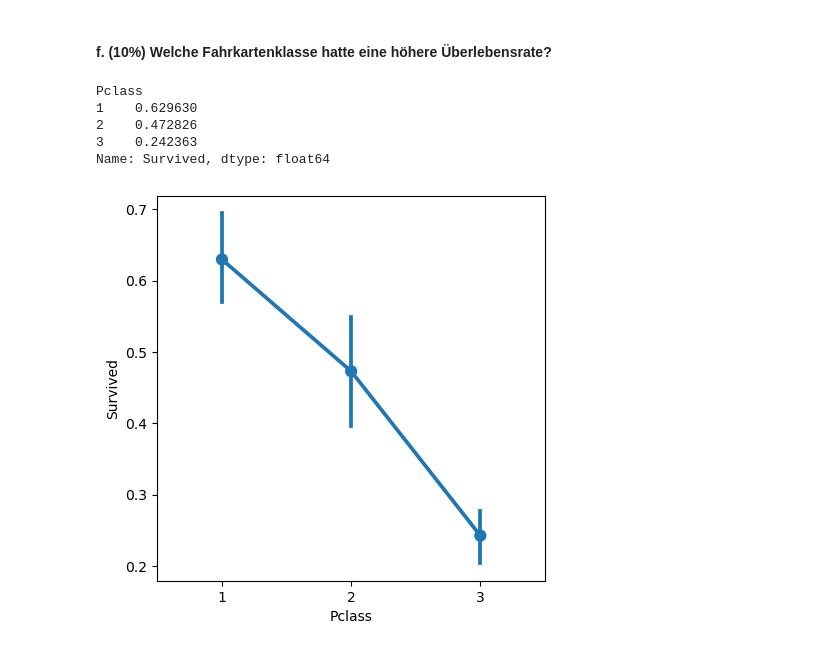
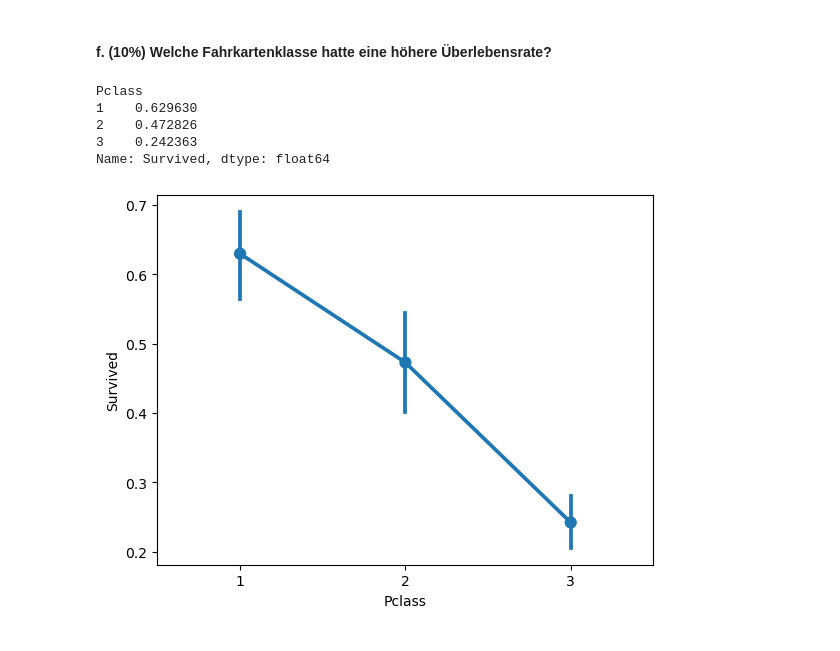
Before and after one commit to olehae/DS1, a Jupyter notebook: Hausaufgabe04.ipynb, the cells around one changed output. Drawn from its saved outputs; the diff is of its cells as text; code cells hidden in the pictures.

```diff
--- a/Hausaufgabe04.ipynb
+++ b/Hausaufgabe04.ipynb
@@ -271,13 +241,12 @@ Name: Fare, dtype: float64
 # %% [markdown]
 #### f. (10%) Welche Fahrkartenklasse hatte eine höhere Überlebensrate?
 # %%
-fig, ax = plt.subplots(figsize=(5, 5))
-g = sns.pointplot(data=titanic, x="Pclass", y="Survived", ax=ax)
+g = sns.pointplot(data=titanic, x="Pclass", y="Survived")
 titanic.groupby(['Pclass'])['Survived'].mean()
 # %% [output]
 Pclass
 1    0.629630
 2    0.472826
 3    0.242363
 Name: Survived, dtype: float64
-[figure, old version]
+[figure, new version]
```
Also changed, not shown: parts of 7 cells of this notebook.
